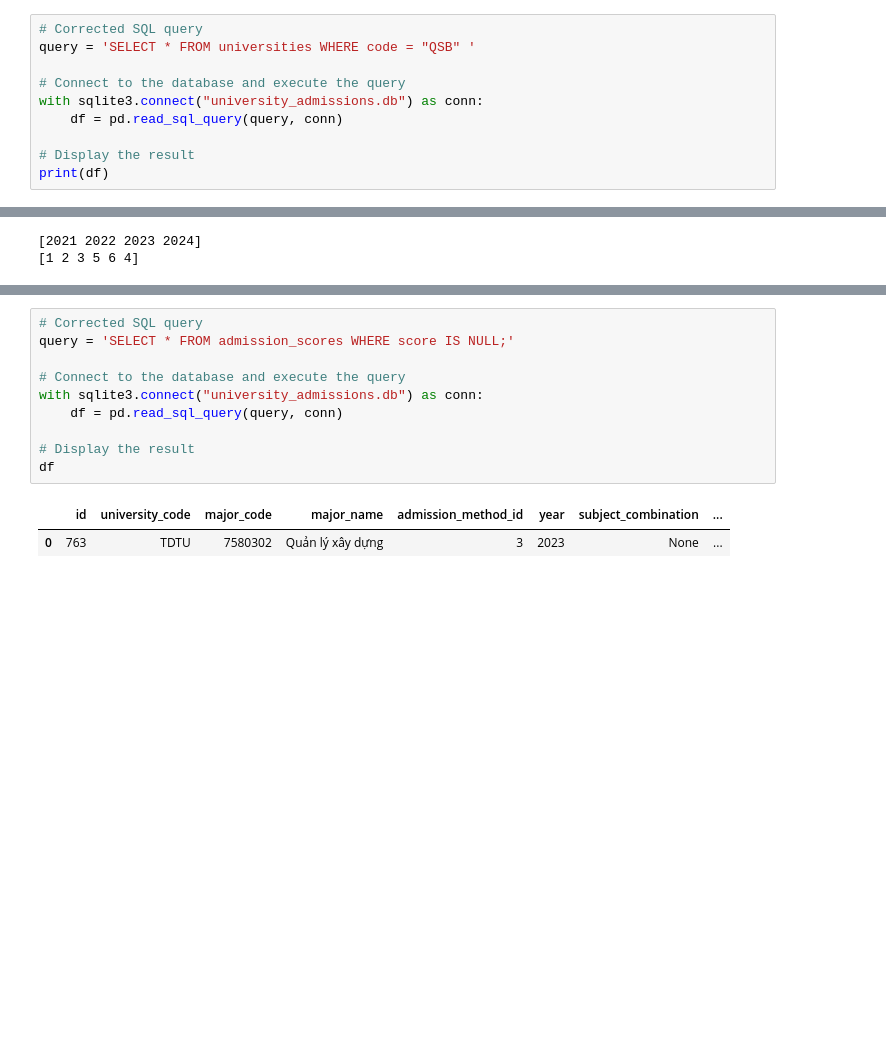
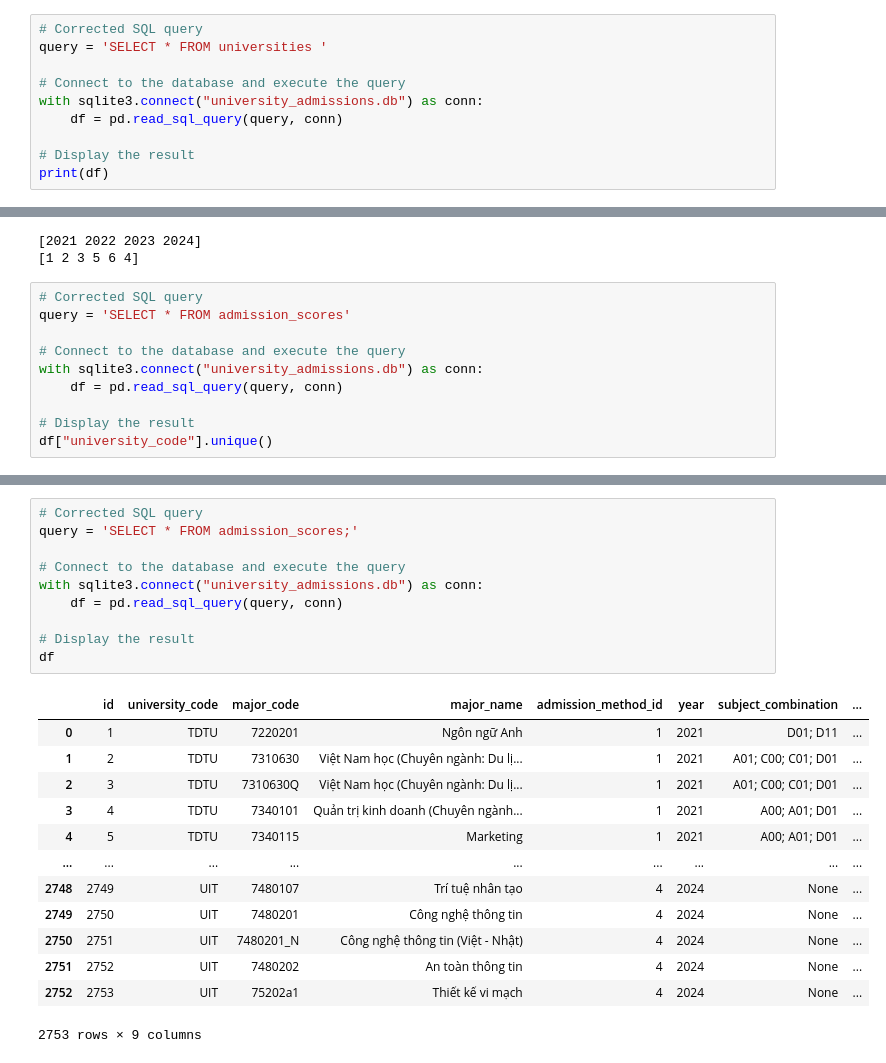
Before and after one commit to HoangVuSnape/UNI_HCM_AI, a Jupyter notebook: notebooks/DataSQL/createSQL.ipynb, the cells around one changed output, grey strips where cells are left out. Saved outputs shown, nothing was run; the diff lists cells and outputs as text; blank space fills up the shorter version.

```diff
--- a/notebooks/DataSQL/createSQL.ipynb
+++ b/notebooks/DataSQL/createSQL.ipynb
@@ -189,7 +189,7 @@ def insert_admission_scores_from_folders(base_path):
 insert_admission_scores_from_folders(r'E:\LLM_clone\Tdtu-chatbot\notebooks\Data Tuyển sinh')
 # %%
 # Corrected SQL query
-query = 'SELECT * FROM universities WHERE code = "QSB" '
+query = 'SELECT * FROM universities '
 
 # Connect to the database and execute the query
 with sqlite3.connect("university_admissions.db") as conn:
@@ -257,3 +266,13 @@ print(df['admission_method_id'].unique())
 # %% [output]
 [2021 2022 2023 2024]
 [1 2 3 5 6 4]
+# %%
+# Corrected SQL query
+query = 'SELECT * FROM admission_scores'
+
+# Connect to the database and execute the query
+with sqlite3.connect("university_admissions.db") as conn:
+    df = pd.read_sql_query(query, conn)
+
+# Display the result
+df["university_code"].unique()
@@ -260,13 +351,24 @@ print(df['admission_method_id'].unique())
 # %%
 # Corrected SQL query
-query = 'SELECT * FROM admission_scores WHERE score IS NULL;'
+query = 'SELECT * FROM admission_scores;'
 
 # Connect to the database and execute the query
 with sqlite3.connect("university_admissions.db") as conn:
     df = pd.read_sql_query(query, conn)
 
 # Display the result
 df
 # %% [output]
 |  | id | university_code | major_code | major_name | admission_method_id | year | subject_combination | ... |
-| 0 | 763 | TDTU | 7580302 | Quản lý xây dựng | 3 | 2023 | None | ... |
+| 0 | 1 | TDTU | 7220201 | Ngôn ngữ Anh | 1 | 2021 | D01; D11 | ... |
+| 1 | 2 | TDTU | 7310630 | Việt Nam học (Chuyên ngành: Du lị... | 1 | 2021 | A01; C00; C01; D01 | ... |
+| 2 | 3 | TDTU | 7310630Q | Việt Nam học (Chuyên ngành: Du lị... | 1 | 2021 | A01; C00; C01; D01 | ... |
+| 3 | 4 | TDTU | 7340101 | Quản trị kinh doanh (Chuyên ngành... | 1 | 2021 | A00; A01; D01 | ... |
+| 4 | 5 | TDTU | 7340115 | Marketing | 1 | 2021 | A00; A01; D01 | ... |
+| ... | ... | ... | ... | ... | ... | ... | ... | ... |
+| 2748 | 2749 | UIT | 7480107 | Trí tuệ nhân tạo | 4 | 2024 | None | ... |
+| 2749 | 2750 | UIT | 7480201 | Công nghệ thông tin | 4 | 2024 | None | ... |
+| 2750 | 2751 | UIT | 7480201_N | Công nghệ thông tin (Việt - Nhật) | 4 | 2024 | None | ... |
+| 2751 | 2752 | UIT | 7480202 | An toàn thông tin | 4 | 2024 | None | ... |
+| 2752 | 2753 | UIT | 75202a1 | Thiết kế vi mạch | 4 | 2024 | None | ... |
+2753 rows × 9 columns
```
Also changed, not shown: parts of 9 cells of this notebook, 3 other files.
